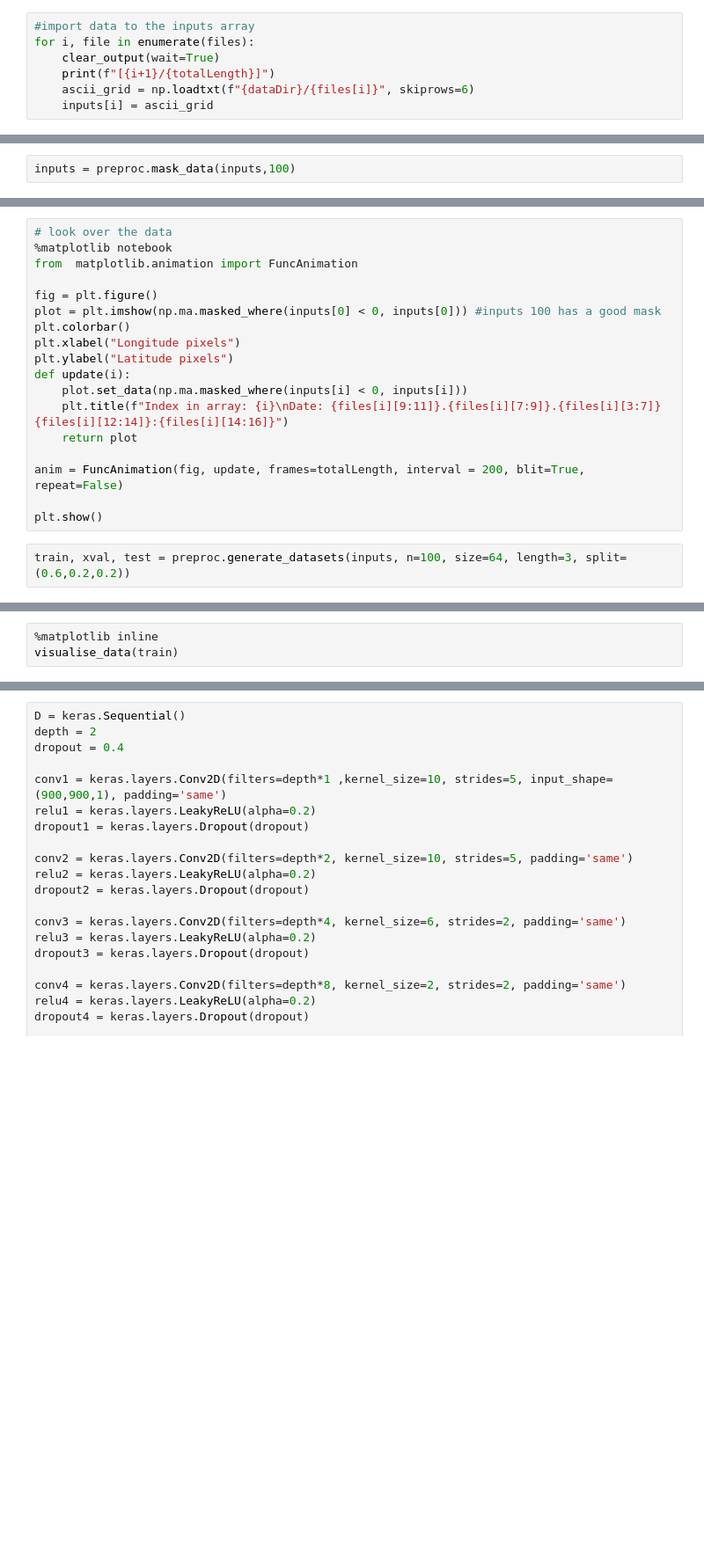
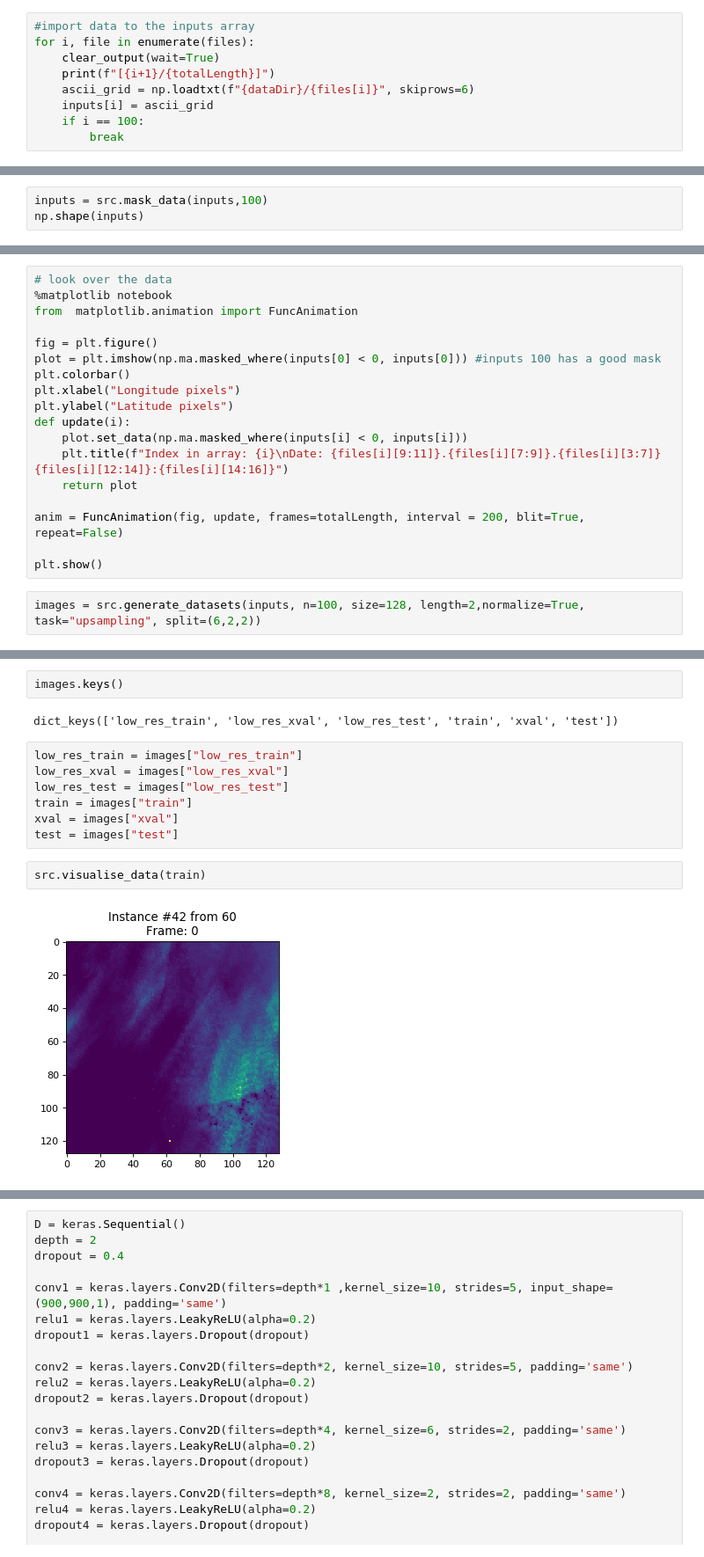
Before and after one commit to pkicsiny/ADL4CV_project, a Jupyter notebook: Project.ipynb, the cells around one changed output, grey strips where cells are left out. Shown at 88% size. Saved outputs shown, nothing was run; the diff lists cells and outputs as text; blank space fills up the shorter version.

```diff
--- a/Project.ipynb
+++ b/Project.ipynb
@@ -59,3 +85,5 @@ for i, file in enumerate(files):
     print(f"[{i+1}/{totalLength}]")
     ascii_grid = np.loadtxt(f"{dataDir}/{files[i]}", skiprows=6)
     inputs[i] = ascii_grid
+    if i == 100:
+        break
@@ -62,2 +92,3 @@ for i, file in enumerate(files):
 # %%
-inputs = preproc.mask_data(inputs,100)
+inputs = src.mask_data(inputs,100)
+np.shape(inputs)
@@ -80,4 +113,4 @@ anim = FuncAnimation(fig, update, frames=totalLength, interval = 200, blit=True,
 
 plt.show()
 # %%
-train, xval, test = preproc.generate_datasets(inputs, n=100, size=64, length=3, split=(0.6,0.2,0.2))
+images = src.generate_datasets(inputs, n=100, size=128, length=2,normalize=True, task="upsampling", split=(6,2,2))
@@ -84,3 +129,15 @@ train, xval, test = preproc.generate_datasets(inputs, n=100, size=64, length=3,
+# %%
+images.keys()
+# %% [output]
+dict_keys(['low_res_train', 'low_res_xval', 'low_res_test', 'train', 'xval', 'test'])
+# %%
+low_res_train = images["low_res_train"]
+low_res_xval = images["low_res_xval"]
+low_res_test = images["low_res_test"]
+train = images["train"]
+xval = images["xval"]
+test = images["test"]
 # %%
-%matplotlib inline
-visualise_data(train)
+src.visualise_data(train)
+# %% [output]
+[figure, added]
```
Also changed, not shown: parts of 24 cells of this notebook, 1 other file.
